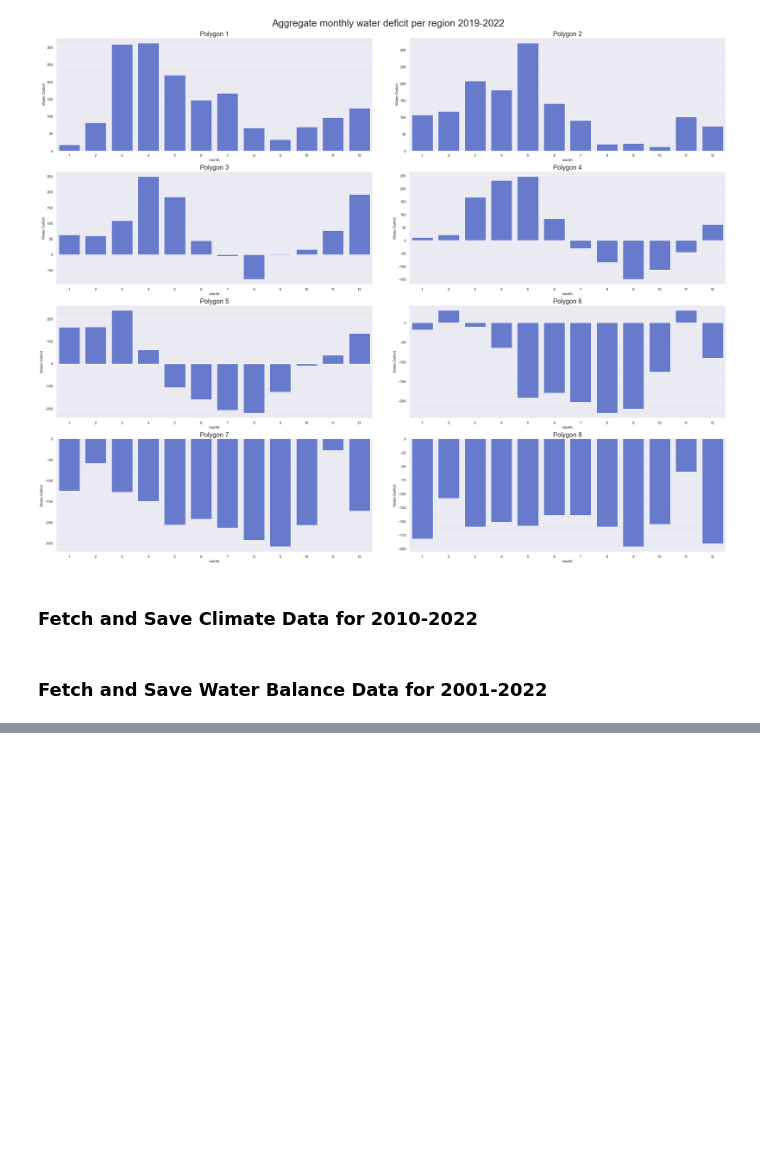
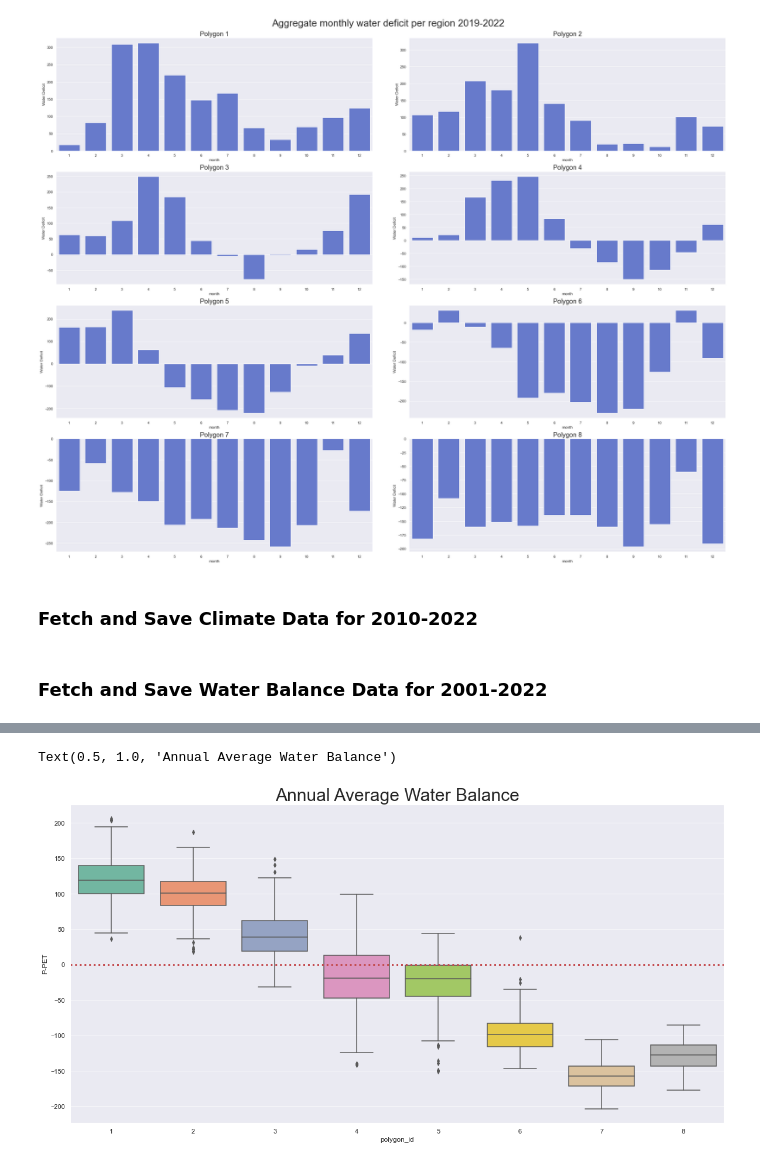
Before and after one commit to 4C-Guided-Team-Challenge/drought-with-gedi, a Jupyter notebook: notebooks/exploratory/ClimateData.ipynb, the cells around one changed output, grey strips where cells are left out. Saved outputs shown, nothing was run; the diff lists cells and outputs as text; code cells hidden in the pictures; blank space fills up the shorter version.

```diff
--- a/notebooks/exploratory/ClimateData.ipynb
+++ b/notebooks/exploratory/ClimateData.ipynb
@@ -189,0 +301,8 @@ precip_df.to_csv('../../data/interim/p_pet_2001-2023_scale_50km.csv')
+# %%
+fig, ax = plt.subplots(figsize=(20,10))
+sns.boxplot(yearly_means, x='polygon_id', y='P-PET', ax=ax, palette=sns.color_palette("Set2"))
+ax.axhline(y = 0, color = 'r', linestyle = 'dotted', linewidth=3)
+ax.axes.set_title('Annual Average Water Balance', fontsize=30)
+# %% [output]
+Text(0.5, 1.0, 'Annual Average Water Balance')
+[figure, added]
```
Also changed, not shown: parts of 34 cells of this notebook, 1 other file.
